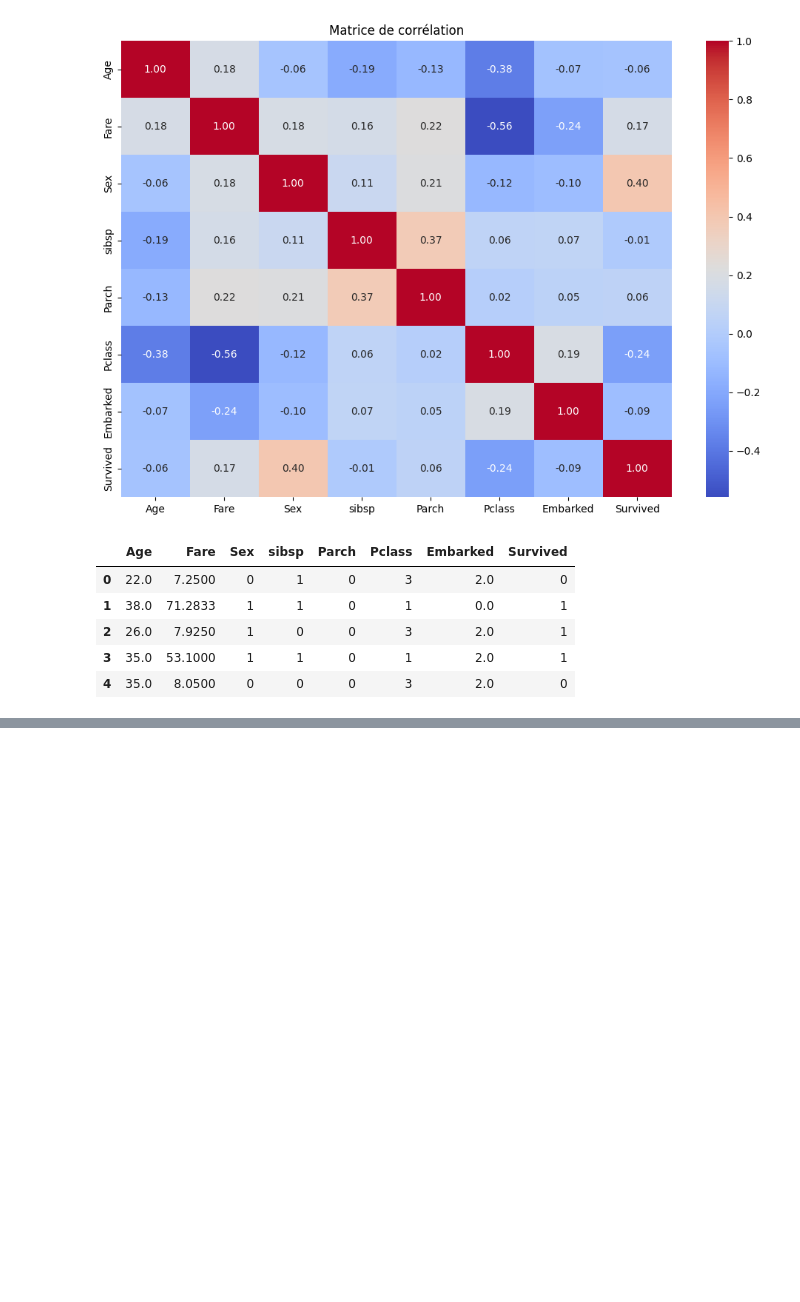
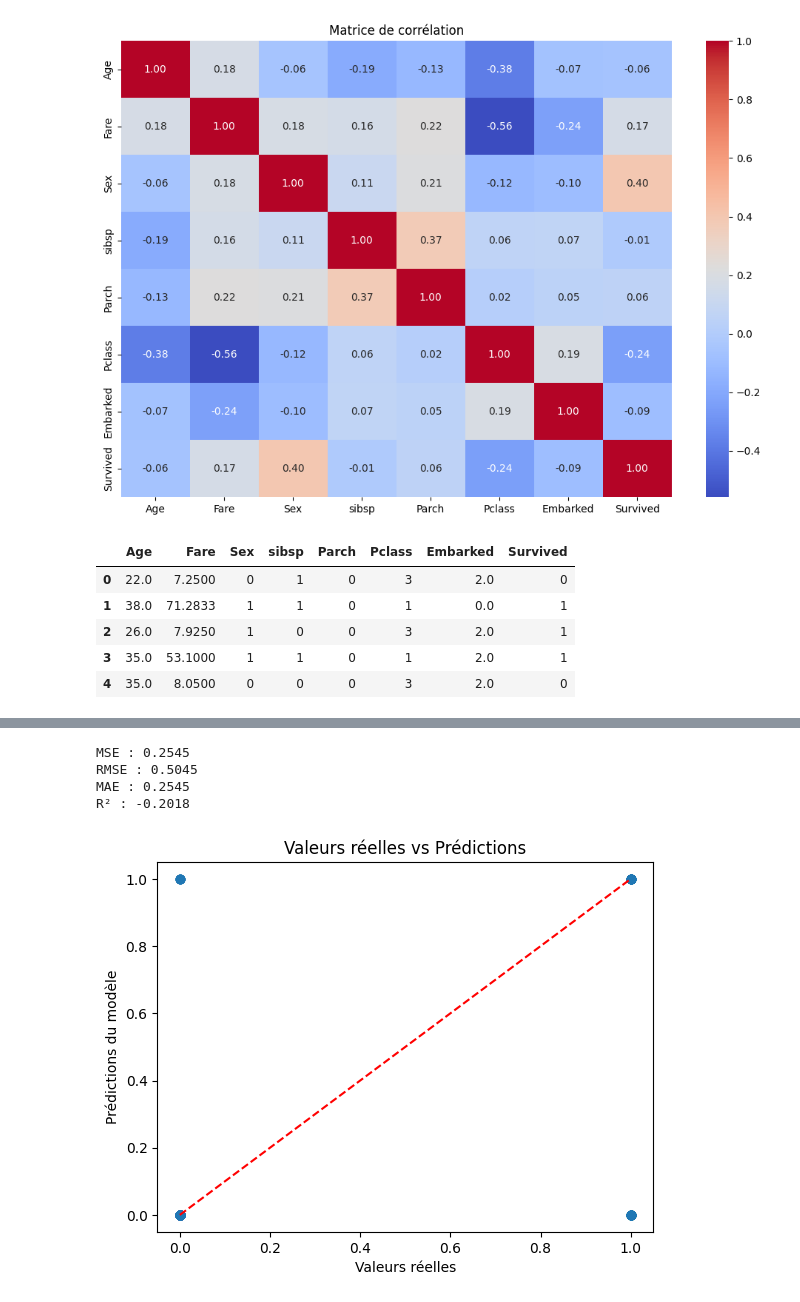
Before and after one commit to HassenJebali/ML_GenAI_projet, a Jupyter notebook: ML&genAi.ipynb, the cells around one changed output, grey strips where cells are left out. Cells and saved outputs as stored; diff of their text form; code cells hidden in the pictures; blank space fills up the shorter version.

```diff
--- a/ML&genAi.ipynb
+++ b/ML&genAi.ipynb
@@ -185,0 +217,4 @@ ImportError: cannot import name 'explain_prediction' from 'genAI.explanations' (
+# %%
+import joblib
+y_test = joblib.load(r'C:\Users\hdjeb\OneDrive\Bureau\Esprit\ML&genAI\data\y_test.pkl')
+y_pred = joblib.load(r'C:\Users\hdjeb\OneDrive\Bureau\Esprit\ML&genAI\data\y_pred.pkl')
@@ -185,0 +284,30 @@ ImportError: cannot import name 'explain_prediction' from 'genAI.explanations' (
+# %%
+y_pred = model.predict(X_test)
+# %%
+from sklearn.metrics import mean_squared_error, mean_absolute_error, r2_score
+
+mse = mean_squared_error(y_test, y_pred)
+rmse = mse ** 0.5
+mae = mean_absolute_error(y_test, y_pred)
+r2 = r2_score(y_test, y_pred)
+
+print(f"MSE : {mse:.4f}")
+print(f"RMSE : {rmse:.4f}")
+print(f"MAE : {mae:.4f}")
+print(f"R² : {r2:.4f}")
+# %% [output]
+MSE : 0.2545
+RMSE : 0.5045
+MAE : 0.2545
+R² : -0.2018
+# %%
+import matplotlib.pyplot as plt
+
+plt.scatter(y_test, y_pred, alpha=0.5)
+plt.xlabel("Valeurs réelles")
+plt.ylabel("Prédictions du modèle")
+plt.title("Valeurs réelles vs Prédictions")
+plt.plot([min(y_test), max(y_test)], [min(y_test), max(y_test)], color='red', linestyle='--')
+plt.show()
+# %% [output]
+[figure, added]
```
Also changed, not shown: parts of 10 cells of this notebook, 11 other files.
